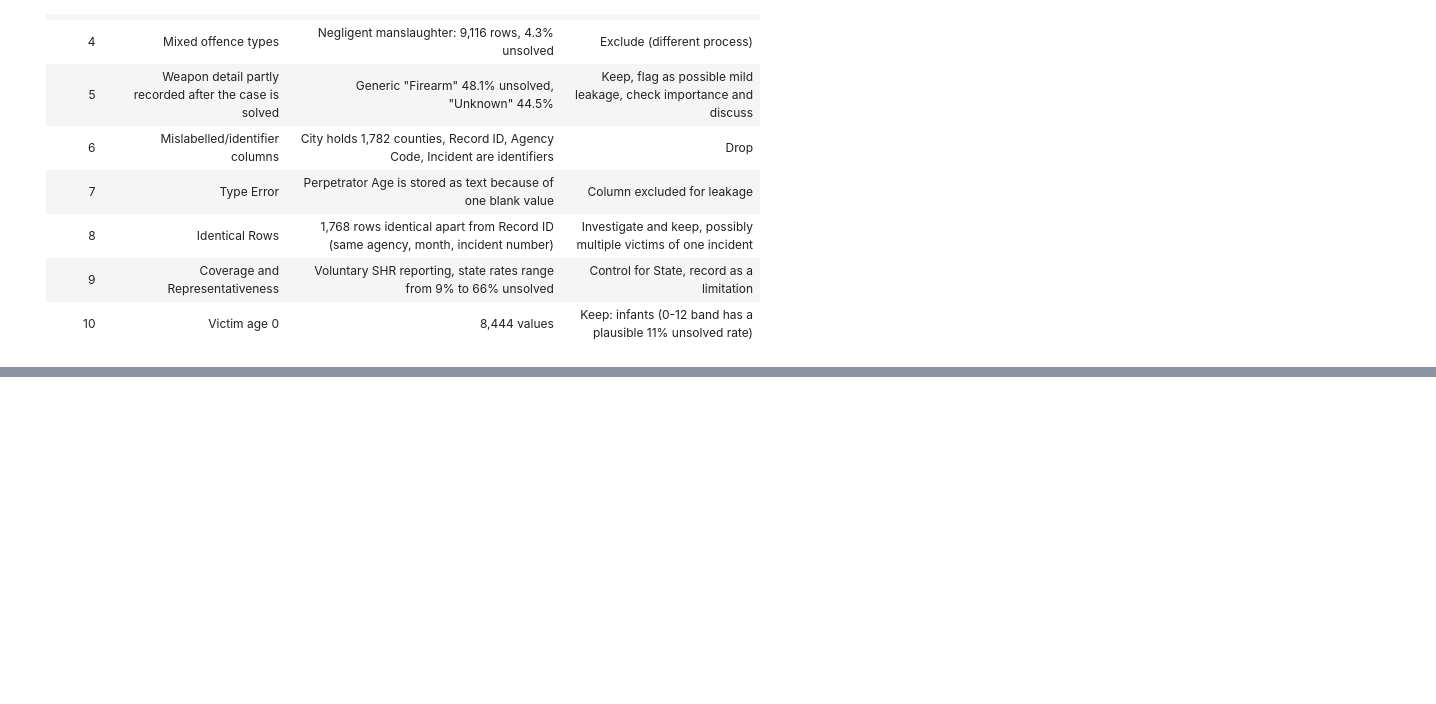
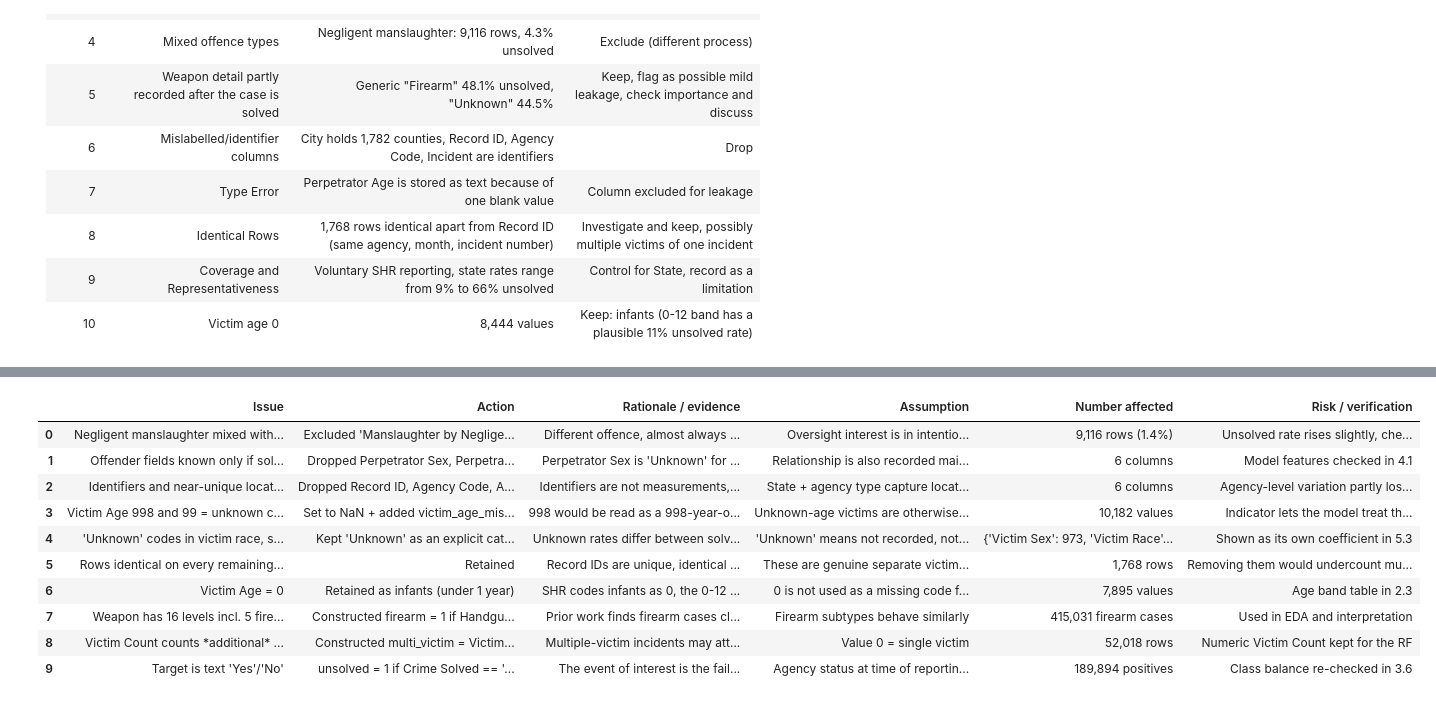
Before and after one commit to isabellelynch/WhoGetsJustice-DataAnalytics-2026, a Jupyter notebook: notebook/who-gets-justice.ipynb, the cells around one changed output, grey strips where cells are left out. Drawn from its saved outputs; the diff is of its cells as text; code cells hidden in the pictures; blank space fills up the shorter version.

Commit message:
Started section 3 Data Preperation

```diff
--- a/notebook/who-gets-justice.ipynb
+++ b/notebook/who-gets-justice.ipynb
@@ -518,0 +514,7 @@ Victim Race counts: {'White': 317422, 'Black': 299899, 'Asian/Pacific Islander':
+# %%
+df = raw.copy()
+prep_log = []
+def log(issue, action, rationale, assumption, affected, risk):
+    prep_log.append({"Issue": issue, "Action": action, "Rationale / evidence": rationale,
+                     "Assumption": assumption, "Number affected": affected, "Risk / verification": risk})
+n0 = len(df)
@@ -518,0 +606,15 @@ Victim Race counts: {'White': 317422, 'Black': 299899, 'Asian/Pacific Islander':
+# %%
+pd.set_option("display.max_colwidth", 120)
+pd.DataFrame(prep_log)
+# %% [output]
+|  | Issue | Action | Rationale / evidence | Assumption | Number affected | Risk / verification |
+| 0 | Negligent manslaughter mixed with... | Excluded 'Manslaughter by Neglige... | Different offence, almost always ... | Oversight interest is in intentio... | 9,116 rows (1.4%) | Unsolved rate rises slightly, che... |
+| 1 | Offender fields known only if sol... | Dropped Perpetrator Sex, Perpetra... | Perpetrator Sex is 'Unknown' for ... | Relationship is also recorded mai... | 6 columns | Model features checked in 4.1 |
+| 2 | Identifiers and near-unique locat... | Dropped Record ID, Agency Code, A... | Identifiers are not measurements,... | State + agency type capture locat... | 6 columns | Agency-level variation partly los... |
+| 3 | Victim Age 998 and 99 = unknown c... | Set to NaN + added victim_age_mis... | 998 would be read as a 998-year-o... | Unknown-age victims are otherwise... | 10,182 values | Indicator lets the model treat th... |
+| 4 | 'Unknown' codes in victim race, s... | Kept 'Unknown' as an explicit cat... | Unknown rates differ between solv... | 'Unknown' means not recorded, not... | {'Victim Sex': 973, 'Victim Race'... | Shown as its own coefficient in 5.3 |
+| 5 | Rows identical on every remaining... | Retained | Record IDs are unique, identical ... | These are genuine separate victim... | 1,768 rows | Removing them would undercount mu... |
+| 6 | Victim Age = 0 | Retained as infants (under 1 year) | SHR codes infants as 0, the 0-12 ... | 0 is not used as a missing code f... | 7,895 values | Age band table in 2.3 |
+| 7 | Weapon has 16 levels incl. 5 fire... | Constructed firearm = 1 if Handgu... | Prior work finds firearm cases cl... | Firearm subtypes behave similarly | 415,031 firearm cases | Used in EDA and interpretation |
+| 8 | Victim Count counts *additional* ... | Constructed multi_victim = Victim... | Multiple-victim incidents may att... | Value 0 = single victim | 52,018 rows | Numeric Victim Count kept for the RF |
+| 9 | Target is text 'Yes'/'No' | unsolved = 1 if Crime Solved == '... | The event of interest is the fail... | Agency status at time of reportin... | 189,894 positives | Class balance re-checked in 3.6 |
```
Also changed, not shown: parts of 11 cells of this notebook, 1 other file.
